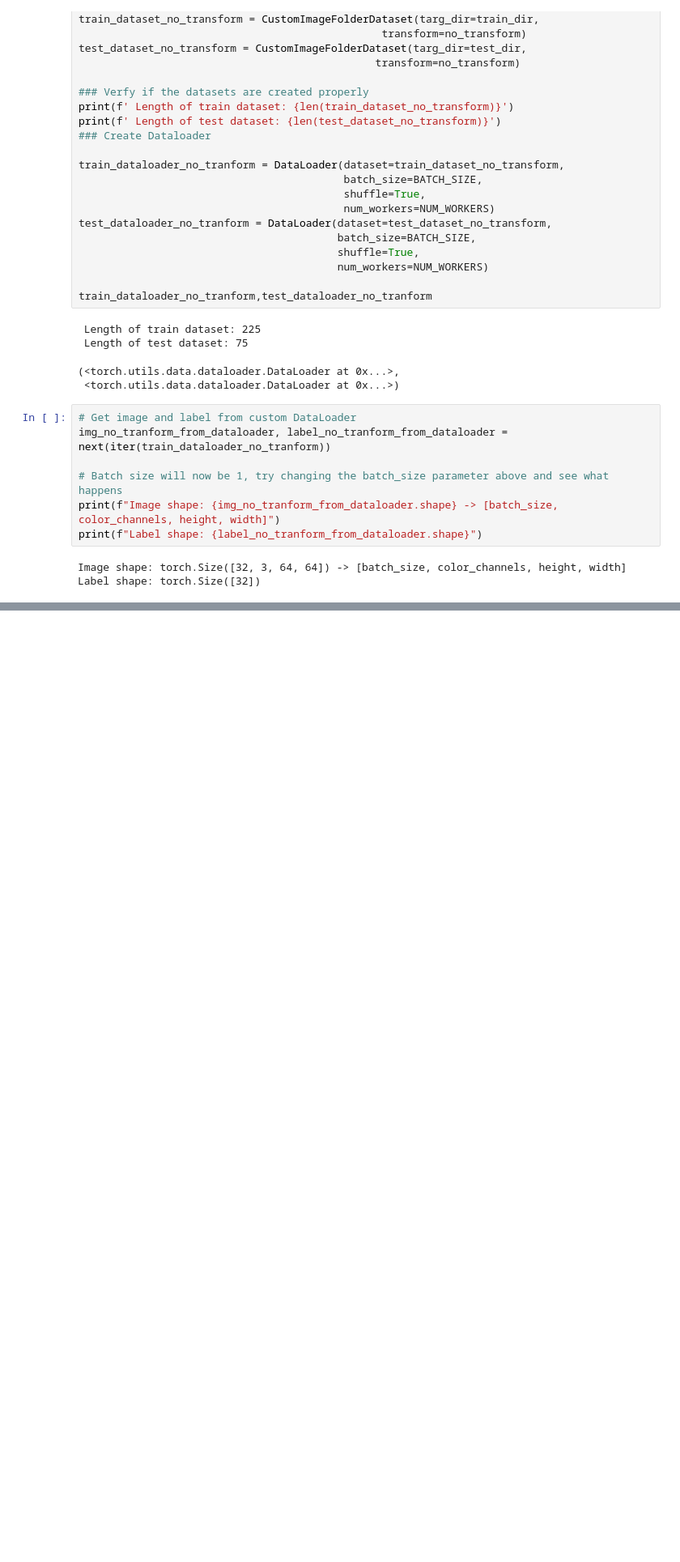
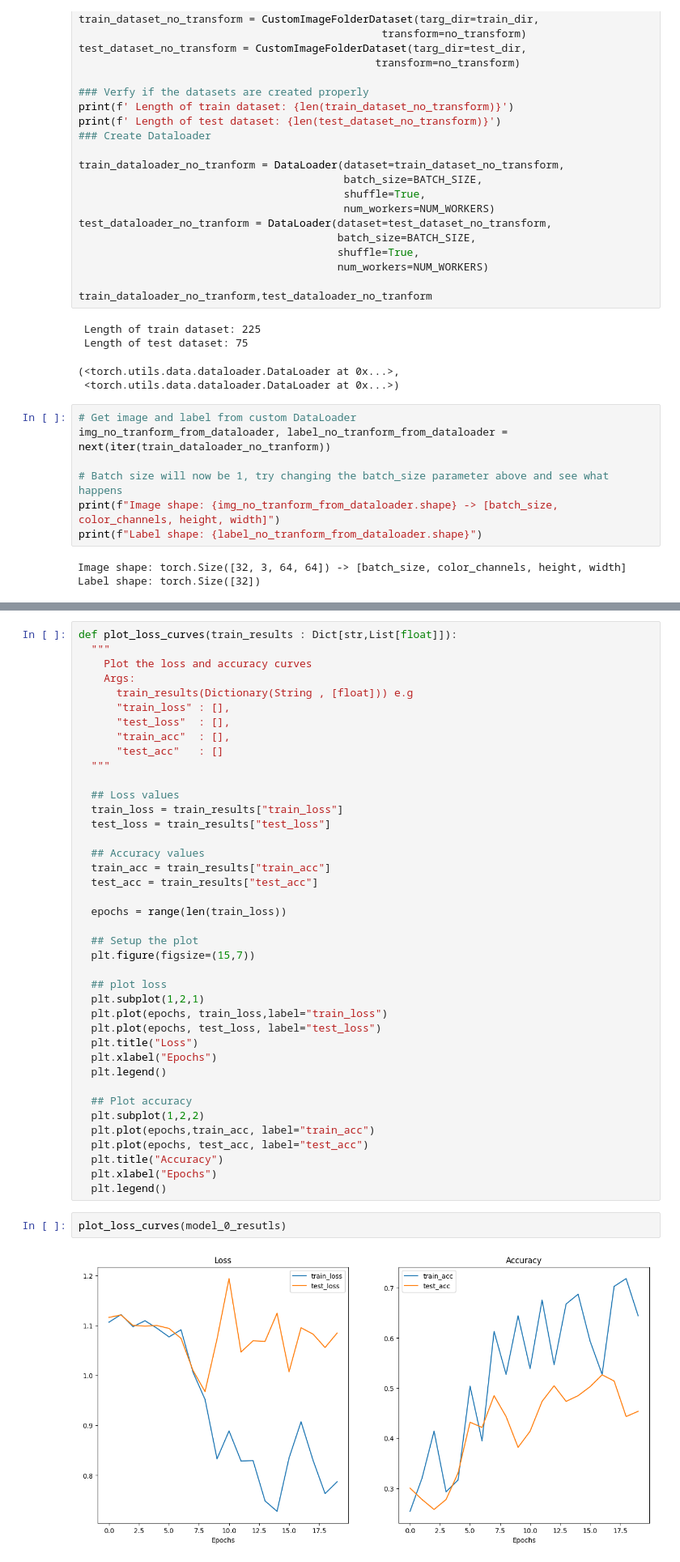
Before and after one commit to bikash119/bikash119, a Jupyter notebook: learn_pytorch_04.ipynb, the cells around one changed output, grey strips where cells are left out. Shown at 81% size. Drawn from its saved outputs; the diff is of its cells as text; blank space fills up the shorter version.

```diff
--- a/learn_pytorch_04.ipynb
+++ b/learn_pytorch_04.ipynb
@@ -521,0 +771,44 @@ NameError: ignored
+# %%
+def plot_loss_curves(train_results : Dict[str,List[float]]):
+  """
+    Plot the loss and accuracy curves
+    Args:
+      train_results(Dictionary(String , [float])) e.g
+      "train_loss" : [],
+      "test_loss"  : [],
+      "train_acc"  : [],
+      "test_acc"   : []
+  """
+
+  ## Loss values
+  train_loss = train_results["train_loss"]
+  test_loss = train_results["test_loss"]
+
+  ## Accuracy values
+  train_acc = train_results["train_acc"]
+  test_acc = train_results["test_acc"]
+
+  epochs = range(len(train_loss))
+
+  ## Setup the plot
+  plt.figure(figsize=(15,7))
+
+  ## plot loss
+  plt.subplot(1,2,1)
+  plt.plot(epochs, train_loss,label="train_loss")
+  plt.plot(epochs, test_loss, label="test_loss")
+  plt.title("Loss")
+  plt.xlabel("Epochs")
+  plt.legend()
+
+  ## Plot accuracy
+  plt.subplot(1,2,2)
+  plt.plot(epochs,train_acc, label="train_acc")
+  plt.plot(epochs, test_acc, label="test_acc")
+  plt.title("Accuracy")
+  plt.xlabel("Epochs")
+  plt.legend()
+# %%
+plot_loss_curves(model_0_resutls)
+# %% [output]
+[figure, added]
```
Also changed, not shown: parts of 30 cells of this notebook.
